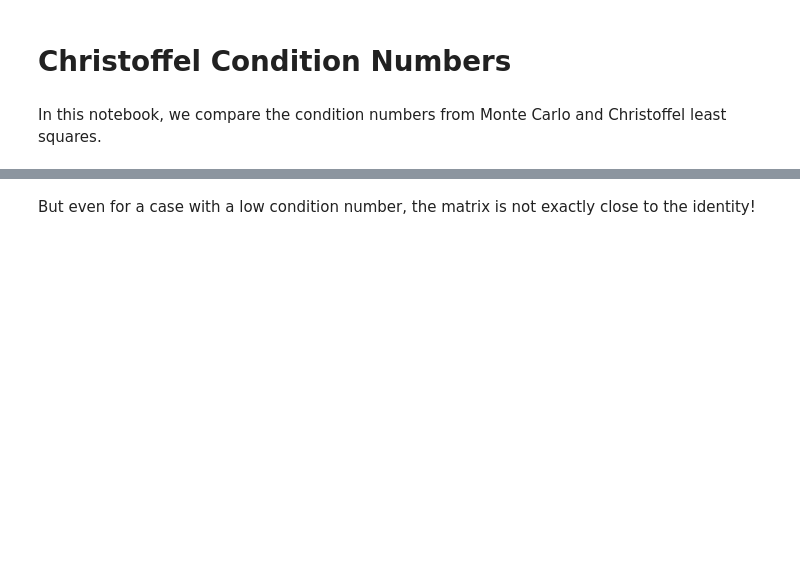
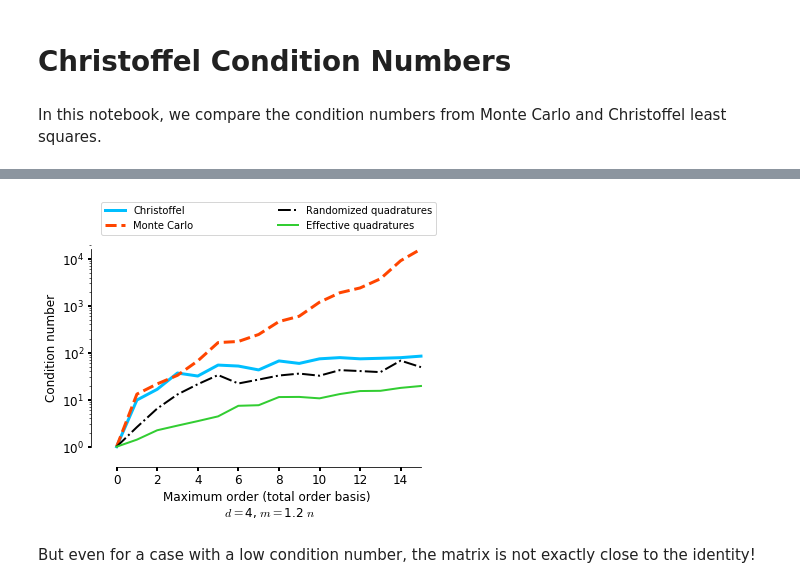
Before and after one commit to equadratures/equadratures, a Jupyter notebook: ipython-notebooks/Christoffel.ipynb, the cells around one changed output, grey strips where cells are left out. Saved outputs shown, nothing was run; the diff lists cells and outputs as text; code cells hidden in the pictures; blank space fills up the shorter version.

```diff
--- a/ipython-notebooks/Christoffel.ipynb
+++ b/ipython-notebooks/Christoffel.ipynb
@@ -45,3 +65,58 @@ plt.show()
+# %%
+# Condition numbers per loop
+condition_number_Christoffel = []
+condition_number_MC = []
+condition_number_Randomized = []
+condition_number_Effective = []
+
+# Average condition numbers
+average_condition_number_Christoffel = []
+average_condition_number_MC = []
+average_condition_number_Randomized = []
+average_condition_number_Effective = []
+
+oversampling_factor = 1.2
+max_order = 16
+dimensions = 4
+order_values = np.arange(0, max_order, 1)
+repetitions = 10
+for k in range(0, max_order):
+    for j in range(0, repetitions):
+        x1 = Parameter(distribution='Uniform', order=k, lower=-1., upper=1.)
+        basis = Basis('Total order')
+        Christoffel = Polylsq([x1, x1, x1], basis, mesh='chebyshev', optimization='none', oversampling=oversampling_factor)
+        MonteCarlo = Polylsq([x1, x1, x1], basis, mesh='random', optimization='none', oversampling=oversampling_factor)
+        Randomized = Polylsq([x1, x1, x1], basis, mesh='tensor', optimization='random', oversampling=oversampling_factor)
+        Effective = Polylsq([x1, x1, x1], basis, mesh='tensor', optimization='greedy-qr', oversampling=oversampling_factor)
+        condition_number_Christoffel.append(np.linalg.cond(Christoffel.A))
+        condition_number_MC.append(np.linalg.cond(MonteCarlo.A))
+        condition_number_Randomized.append(np.linalg.cond(Randomized.Az))
+        condition_number_Effective.append(np.linalg.cond(Effective.Az))
+        del basis, Christoffel, MonteCarlo, Randomized, Effective, x1
+    average_condition_number_Christoffel.append( np.average(condition_number_Christoffel) )
+    average_condition_number_MC.append(np.average(condition_number_MC))
+    average_condition_number_Randomized.append(np.average(condition_number_Randomized))
+    average_condition_number_Effective.append(np.average(condition_number_Effective))
+    condition_number_Christoffel = []
+    condition_number_MC = []
+    condition_number_Randomized = []
+    condition_number_Effective = []
+titlename = 'Maximum order (total order basis) \n $d=$%s, $m=$%s $n$'%(dimensions, oversampling_factor)
+fig = plt.figure()
+ax = fig.add_subplot(1,1,1)
+plt.semilogy(order_values, average_condition_number_Christoffel, linestyle='-', linewidth=3, color='deepskyblue', label='Christoffel')
+plt.semilogy(order_values, average_condition_number_MC, linestyle='--', linewidth=3, color='orangered', label='Monte Carlo')
+plt.semilogy(order_values, average_condition_number_Randomized, linestyle='-.', linewidth=2, color='black', label='Randomized quadratures')
+plt.semilogy(order_values, average_condition_number_Effective, linestyle='-', linewidth=2, color='limegreen', label='Effective quadratures')
+adjust_spines(ax, ['left', 'bottom'])
+plt.xlabel(titlename, fontsize=12)
+plt.ylabel('Condition number', fontsize=12)
+ax.xaxis.set_major_formatter(FormatStrFormatter('%i'))
+plt.legend(bbox_to_anchor=(0., 1.02, 1., .102), loc=3,ncol=2, mode="expand", borderaxespad=0., fontsize=10)
+plt.savefig('comp_3.eps', dpi=200,bbox_inches='tight', pad_inches=0.1)
+plt.show()
+# %% [output]
+[figure, added]
 # %% [markdown]
 But even for a case with a low condition number, the matrix is not exactly close to the identity!
 # %%
```
Also changed, not shown: parts of 4 cells of this notebook, 11 other files.
